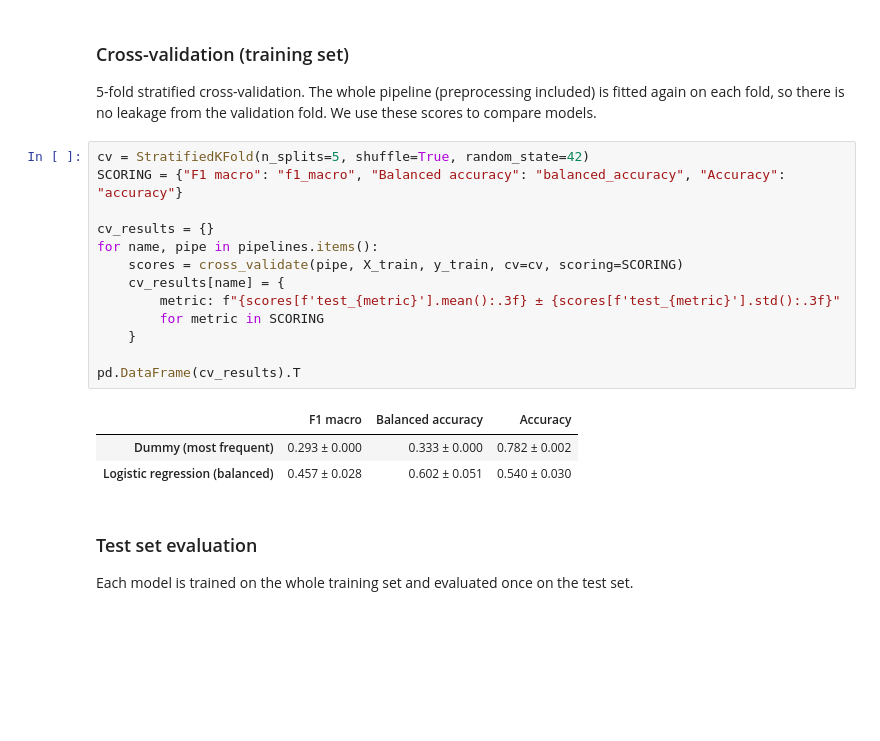
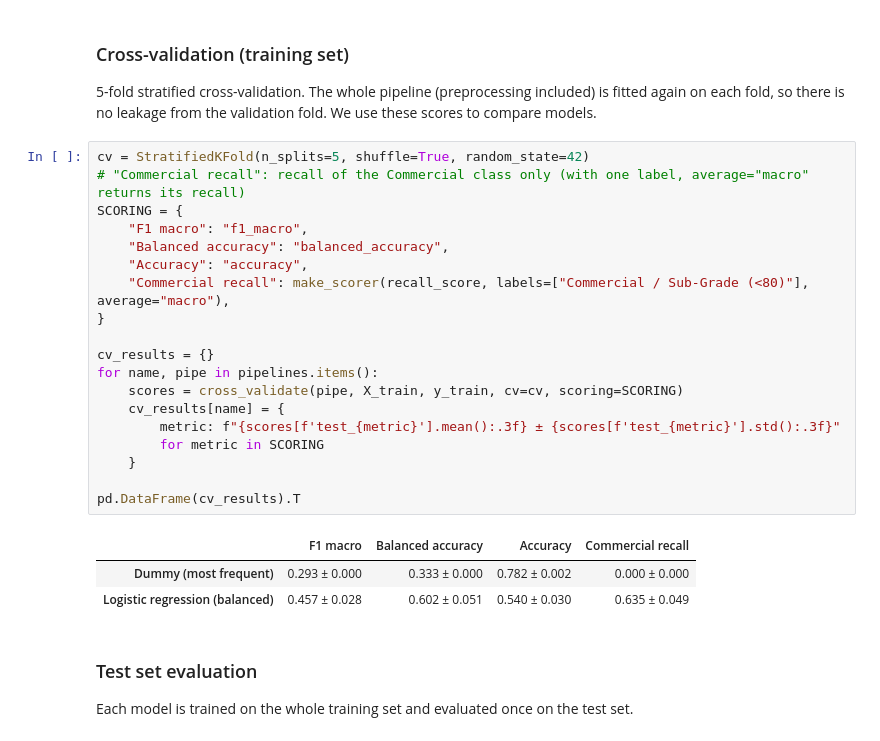
Before and after one commit to Azelout/coffee_quality_prediction, a Jupyter notebook: notebooks/Classification.ipynb, the cells around one changed output. Cells and saved outputs as stored; diff of their text form; blank space fills up the shorter version.

```diff
--- a/notebooks/Classification.ipynb
+++ b/notebooks/Classification.ipynb
@@ -595,21 +595,27 @@ pipelines = {
 so there is no leakage from the validation fold. We use these scores to compare models.
 # %%
 cv = StratifiedKFold(n_splits=5, shuffle=True, random_state=42)
-SCORING = {"F1 macro": "f1_macro", "Balanced accuracy": "balanced_accuracy", "Accuracy": "accuracy"}
+# "Commercial recall": recall of the Commercial class only (with one label, average="macro" returns its recall)
+SCORING = {
+    "F1 macro": "f1_macro",
+    "Balanced accuracy": "balanced_accuracy",
+    "Accuracy": "accuracy",
+    "Commercial recall": make_scorer(recall_score, labels=["Commercial / Sub-Grade (<80)"], average="macro"),
+}
 
 cv_results = {}
 for name, pipe in pipelines.items():
     scores = cross_validate(pipe, X_train, y_train, cv=cv, scoring=SCORING)
     cv_results[name] = {
         metric: f"{scores[f'test_{metric}'].mean():.3f} ± {scores[f'test_{metric}'].std():.3f}"
         for metric in SCORING
     }
 
 pd.DataFrame(cv_results).T
 # %% [output]
-|  | F1 macro | Balanced accuracy | Accuracy |
-| Dummy (most frequent) | 0.293 ± 0.000 | 0.333 ± 0.000 | 0.782 ± 0.002 |
-| Logistic regression (balanced) | 0.457 ± 0.028 | 0.602 ± 0.051 | 0.540 ± 0.030 |
+|  | F1 macro | Balanced accuracy | Accuracy | Commercial recall |
+| Dummy (most frequent) | 0.293 ± 0.000 | 0.333 ± 0.000 | 0.782 ± 0.002 | 0.000 ± 0.000 |
+| Logistic regression (balanced) | 0.457 ± 0.028 | 0.602 ± 0.051 | 0.540 ± 0.030 | 0.635 ± 0.049 |
 # %% [markdown]
 ### Test set evaluation
 
```
Also changed, not shown: parts of 2 cells of this notebook.
